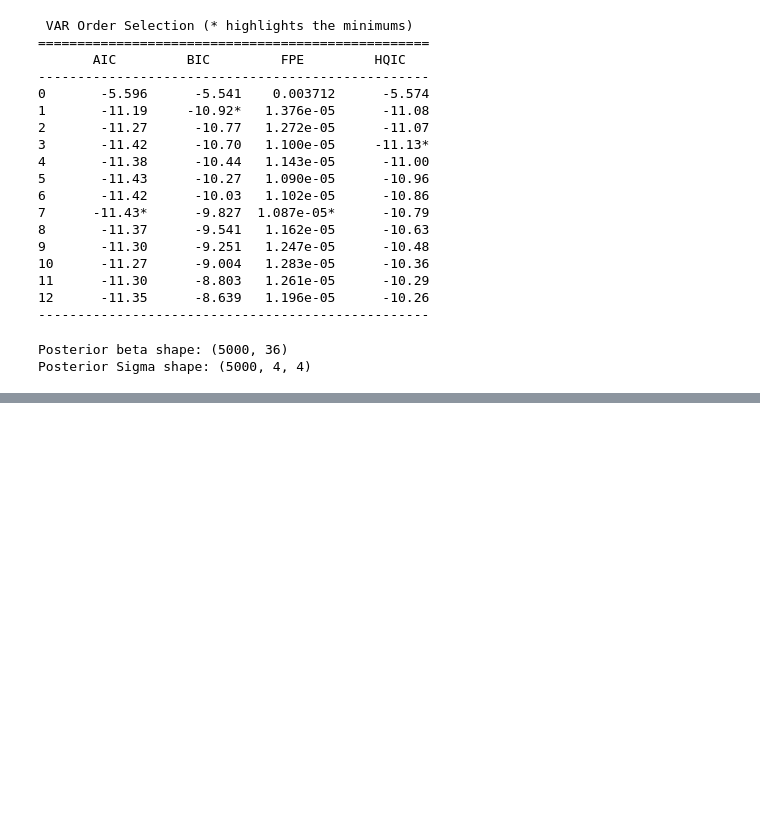
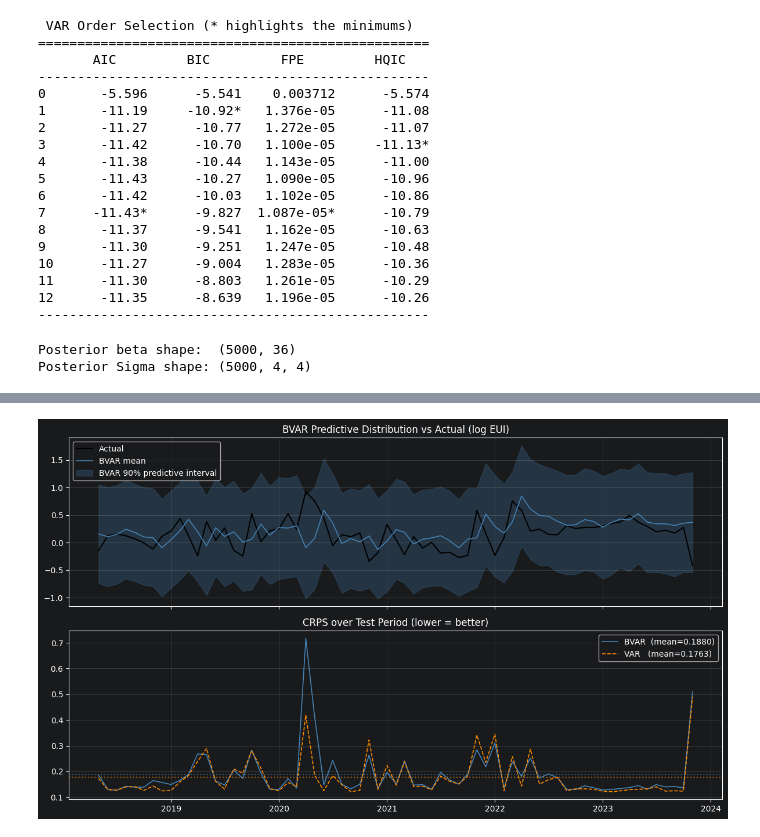
Before and after one commit to alessandro-macchi/bayesian_analysis, a Jupyter notebook: bayesian/var-bvar.ipynb, the cells around one changed output, grey strips where cells are left out. Cells and saved outputs as stored; diff of their text form; code cells hidden in the pictures; blank space fills up the shorter version.

```diff
--- a/bayesian/var-bvar.ipynb
+++ b/bayesian/var-bvar.ipynb
@@ -434,0 +547,11 @@ Informed BVAR(2) RMSE:   0.265480
+# %%
+# Estimate residual variance from the frequentist VAR on the training set
+# var_p2_resid_oos is already in your notebook
+# For the frequentist, use in-sample residual std as the predictive std
+
+# Fit the frequentist VAR on training data to get residual covariance
+var_model_train = smVAR(train_df[var_cols])
+var_fit = var_model_train.fit(maxlags=2, ic=None)
+sigma_freq = np.sqrt(var_fit.sigma_u.iloc[0, 0])   # std for log_eui equation (index 0)
+
+print(f"Frequentist VAR residual std for log_eui: {sigma_freq:.4f}")
@@ -434,0 +606,41 @@ Informed BVAR(2) RMSE:   0.265480
+# %%
+fig, axes = plt.subplots(2, 1, figsize=(12, 7), sharex=True)
+
+# Top panel: point forecasts with BVAR uncertainty bands
+pred_means = []
+pred_lower = []
+pred_upper = []
+
+for i in range(len(test_index)):
+    current_loc = n_train + i
+    lag1 = full_data_np[current_loc - 1]
+    lag2 = full_data_np[current_loc - 2]
+    X_new = np.concatenate([[1.0], lag1, lag2])
+    draws = bvar_predictive_draws(X_new, beta_draws, Sigma_draws)[:, eui_idx]
+    pred_means.append(np.mean(draws))
+    pred_lower.append(np.percentile(draws, 5))
+    pred_upper.append(np.percentile(draws, 95))
+
+axes[0].plot(test_index, test_df["log_eui"].values, label="Actual", color="black", lw=1.5)
+axes[0].plot(test_index, pred_means, label="BVAR mean", color="steelblue", lw=1.2)
+axes[0].fill_between(test_index, pred_lower, pred_upper,
+                     alpha=0.25, color="steelblue", label="BVAR 90% predictive interval")
+axes[0].set_title("BVAR Predictive Distribution vs Actual (log EUI)")
+axes[0].legend()
+axes[0].grid(True, alpha=0.3)
+
+# Bottom panel: CRPS over time
+axes[1].plot(test_index, crps_bvar_list,  label=f"BVAR  (mean={crps_bvar_mean:.4f})",
+             color="steelblue", lw=1.2)
+axes[1].plot(test_index, crps_freq_list, label=f"VAR   (mean={crps_freq_mean:.4f})",
+             color="darkorange", lw=1.2, linestyle="--")
+axes[1].axhline(crps_bvar_mean,  color="steelblue",   linestyle=":", alpha=0.6)
+axes[1].axhline(crps_freq_mean, color="darkorange", linestyle=":", alpha=0.6)
+axes[1].set_title("CRPS over Test Period (lower = better)")
+axes[1].legend()
+axes[1].grid(True, alpha=0.3)
+
+plt.tight_layout()
+plt.show()
+# %% [output]
+[figure, added]
```
Also changed, not shown: parts of 7 cells of this notebook.
